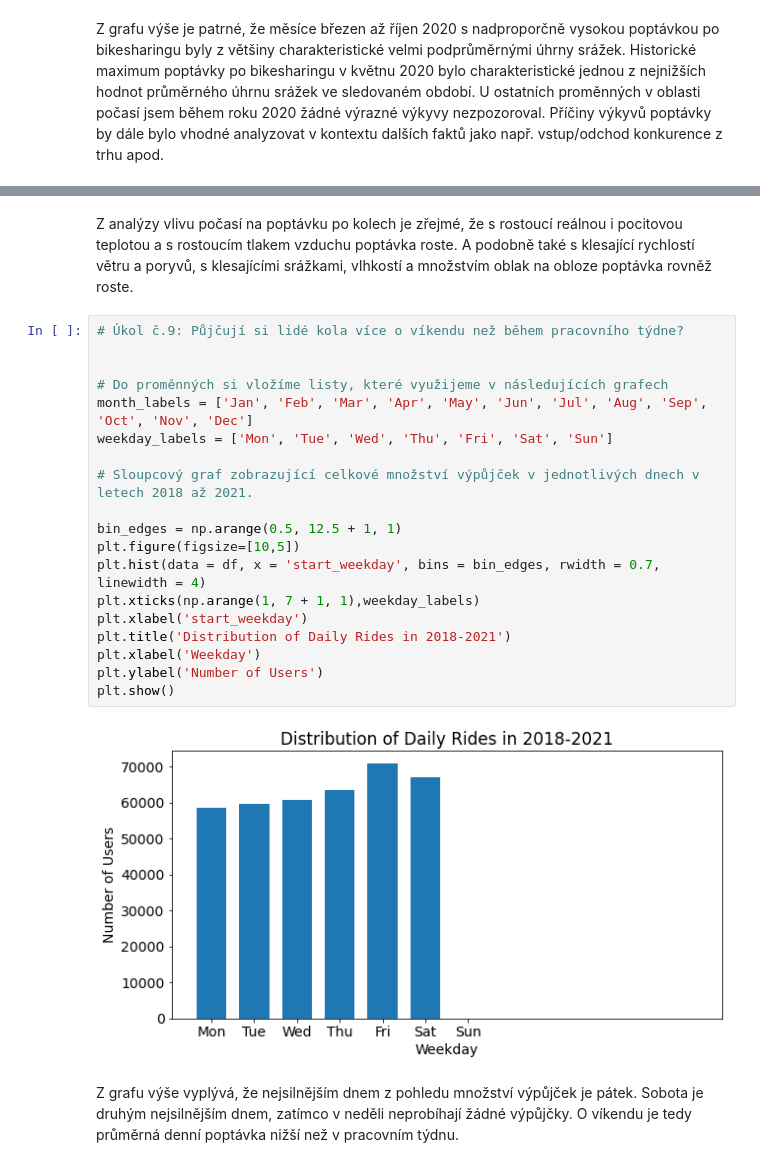
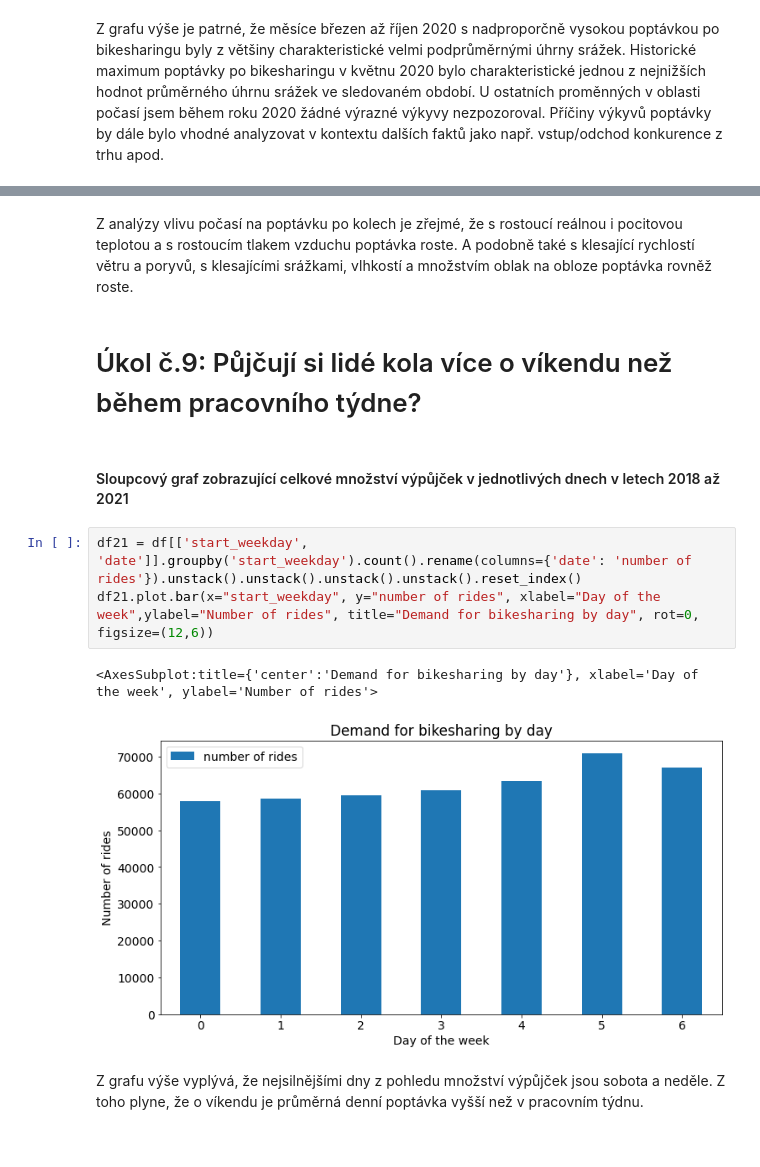
Before and after one commit to MartinHans1/Python-Edinburgh-bike-sharing-case-study, a Jupyter notebook: Python_projekt.ipynb, the cells around one changed output, grey strips where cells are left out. Saved outputs shown, nothing was run; the diff lists cells and outputs as text.

```diff
--- a/Python_projekt.ipynb
+++ b/Python_projekt.ipynb
@@ -446,27 +481,15 @@ plt.rcParams.update({'font.size': 14})
-# %% [markdown]
-Z analýzy vlivu počasí na poptávku po kolech je zřejmé, že s rostoucí reálnou i pocitovou teplotou a s rostoucím tlakem vzduchu poptávka roste.
-A podobně také s klesající rychlostí větru a poryvů, s klesajícími srážkami, vlhkostí a množstvím oblak na obloze poptávka rovněž roste.
-# %%
-# Úkol č.9: Půjčují si lidé kola více o víkendu než během pracovního týdne?
-
-
-# Do proměnných si vložíme listy, které využijeme v následujících grafech
-month_labels = ['Jan', 'Feb', 'Mar', 'Apr', 'May', 'Jun', 'Jul', 'Aug', 'Sep', 'Oct', 'Nov', 'Dec']
-weekday_labels = ['Mon', 'Tue', 'Wed', 'Thu', 'Fri', 'Sat', 'Sun']
-
-# Sloupcový graf zobrazující celkové množství výpůjček v jednotlivých dnech v letech 2018 až 2021.
-
-bin_edges = np.arange(0.5, 12.5 + 1, 1)
-plt.figure(figsize=[10,5])
-plt.hist(data = df, x = 'start_weekday', bins = bin_edges, rwidth = 0.7, linewidth = 4)
-plt.xticks(np.arange(1, 7 + 1, 1),weekday_labels)
-plt.xlabel('start_weekday')
-plt.title('Distribution of Daily Rides in 2018-2021')
-plt.xlabel('Weekday')
-plt.ylabel('Number of Users')
-plt.show()
-# %% [output]
-[figure, removed]
-# %% [markdown]
-Z grafu výše vyplývá, že nejsilnějším dnem z pohledu množství výpůjček je pátek. Sobota je druhým nejsilnějším dnem, zatímco v neděli neprobíhají žádné
-výpůjčky. O víkendu je tedy průměrná denní poptávka nižší než v pracovním týdnu.
+# %% [markdown]
+Z analýzy vlivu počasí na poptávku po kolech je zřejmé, že s rostoucí reálnou i pocitovou teplotou a s rostoucím tlakem vzduchu poptávka roste.
+A podobně také s klesající rychlostí větru a poryvů, s klesajícími srážkami, vlhkostí a množstvím oblak na obloze poptávka rovněž roste.
+# %% [markdown]
+# Úkol č.9: Půjčují si lidé kola více o víkendu než během pracovního týdne?
+# %% [markdown]
+#### Sloupcový graf zobrazující celkové množství výpůjček v jednotlivých dnech v letech 2018 až 2021
+# %%
+df21 = df[['start_weekday', 'date']].groupby('start_weekday').count().rename(columns={'date': 'number of rides'}).unstack().unstack().unstack().unstack().reset_index()
+df21.plot.bar(x="start_weekday", y="number of rides", xlabel="Day of the week",ylabel="Number of rides", title="Demand for bikesharing by day", rot=0, figsize=(12,6))
+# %% [output]
+<AxesSubplot:title={'center':'Demand for bikesharing by day'}, xlabel='Day of the week', ylabel='Number of rides'>
+[figure, added]
+# %% [markdown]
+Z grafu výše vyplývá, že nejsilnějšími dny z pohledu množství výpůjček jsou sobota a neděle. Z toho plyne, že o víkendu je průměrná denní poptávka vyšší než v pracovním týdnu.
```
Also changed, not shown: parts of 59 cells of this notebook.
